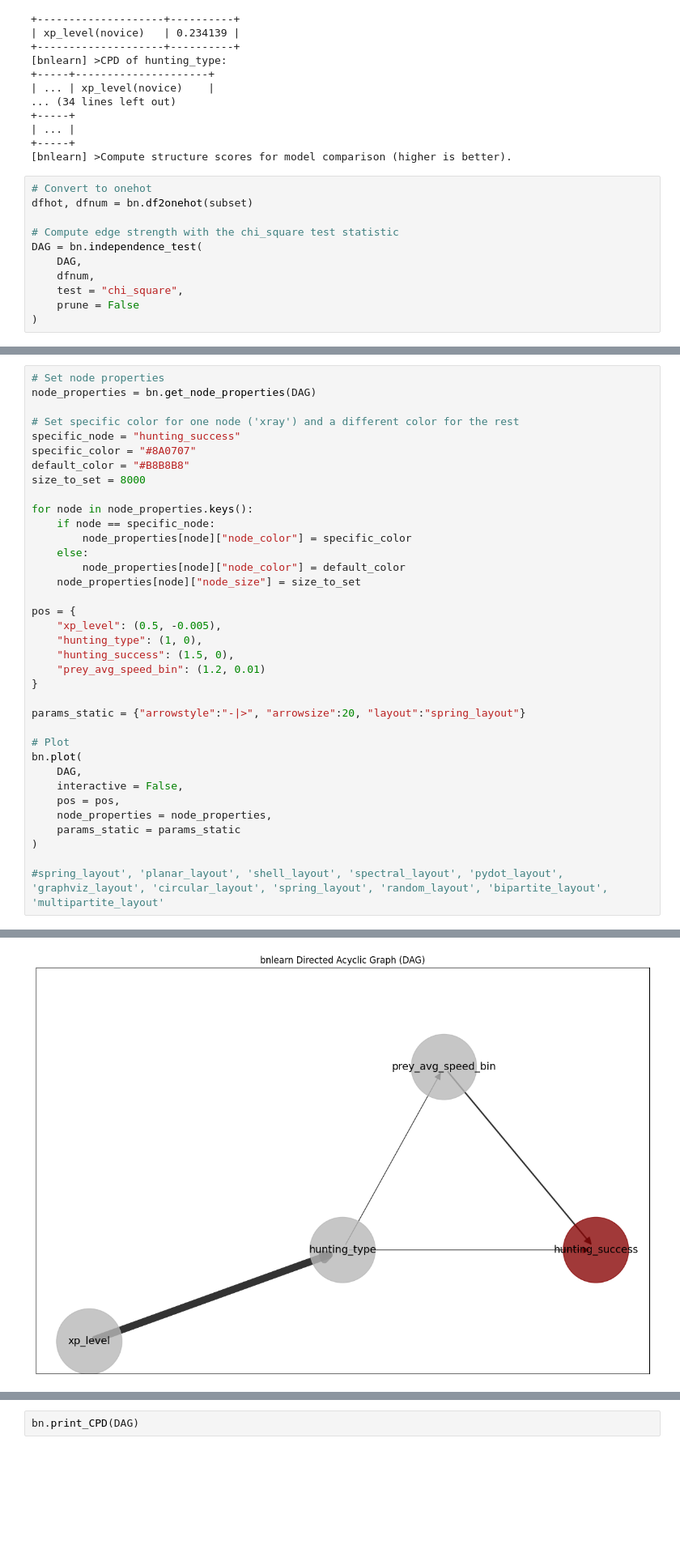
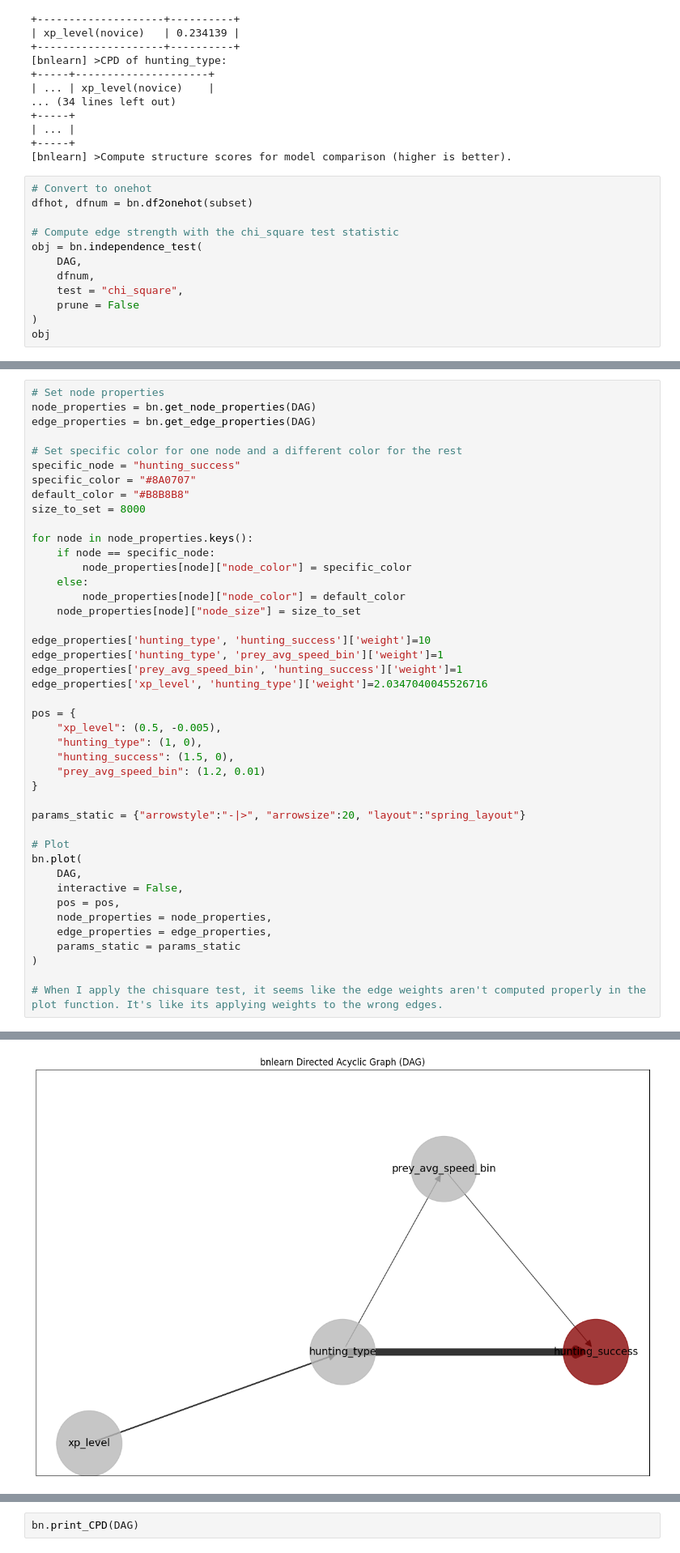
Before and after one commit to quantitative-ecologist/causal_predator-prey_int, a Jupyter notebook: code/models/BayesianNetwork-bnlearn.ipynb, the cells around one changed output, grey strips where cells are left out. Shown: that part at 81% size. Saved outputs shown, nothing was run; the diff lists cells and outputs as text; blank space fills up the shorter version.

```diff
--- a/code/models/BayesianNetwork-bnlearn.ipynb
+++ b/code/models/BayesianNetwork-bnlearn.ipynb
@@ -215,12 +215,13 @@ DAG = bn.parameter_learning.fit(
 dfhot, dfnum = bn.df2onehot(subset)
 
 # Compute edge strength with the chi_square test statistic
-DAG = bn.independence_test(
+obj = bn.independence_test(
     DAG,
     dfnum,
     test = "chi_square",
     prune = False
 )
+obj
 # %% [output]
 [df2onehot] >Auto detecting dtypes.
 [df2onehot] >Set dtypes in dataframe..
@@ -229,8 +247,9 @@ DAG = bn.independence_test(
 # %%
 # Set node properties
 node_properties = bn.get_node_properties(DAG)
+edge_properties = bn.get_edge_properties(DAG)
 
-# Set specific color for one node ('xray') and a different color for the rest
+# Set specific color for one node and a different color for the rest
 specific_node = "hunting_success"
 specific_color = "#8A0707"
 default_color = "#B8B8B8"
@@ -242,6 +261,11 @@ for node in node_properties.keys():
     else:
         node_properties[node]["node_color"] = default_color
     node_properties[node]["node_size"] = size_to_set
+
+edge_properties['hunting_type', 'hunting_success']['weight']=10
+edge_properties['hunting_type', 'prey_avg_speed_bin']['weight']=1
+edge_properties['prey_avg_speed_bin', 'hunting_success']['weight']=1
+edge_properties['xp_level', 'hunting_type']['weight']=2.0347040045526716
 
 pos = {
     "xp_level": (0.5, -0.005),
@@ -258,9 +282,10 @@ bn.plot(
     interactive = False,
     pos = pos,
     node_properties = node_properties,
+    edge_properties = edge_properties,
     params_static = params_static
 )
 
-#spring_layout', 'planar_layout', 'shell_layout', 'spectral_layout', 'pydot_layout', 'graphviz_layout', 'circular_layout', 'spring_layout', 'random_layout', 'bipartite_layout', 'multipartite_layout'
+# When I apply the chisquare test, it seems like the edge weights aren't computed properly in the plot function. It's like its applying weights to the wrong edges.
 # %% [output]
 [bnlearn] >Set node properties.
@@ -270,7 +292,7 @@ bn.plot(
 [bnlearn] >Set edge properties.
 [bnlearn] >Plot based on Bayesian model
 [bnlearn] >Existing coordinates from <pos> are used.
-[figure, old version]
+[figure, new version]
 {'fig': <Figure size 1500x1000 with 1 Axes>,
  'ax': <Figure size 1500x1000 with 1 Axes>,
  'pos': {'xp_level': (0.5, -0.005),
```
Also changed, not shown: parts of 5 cells of this notebook.
